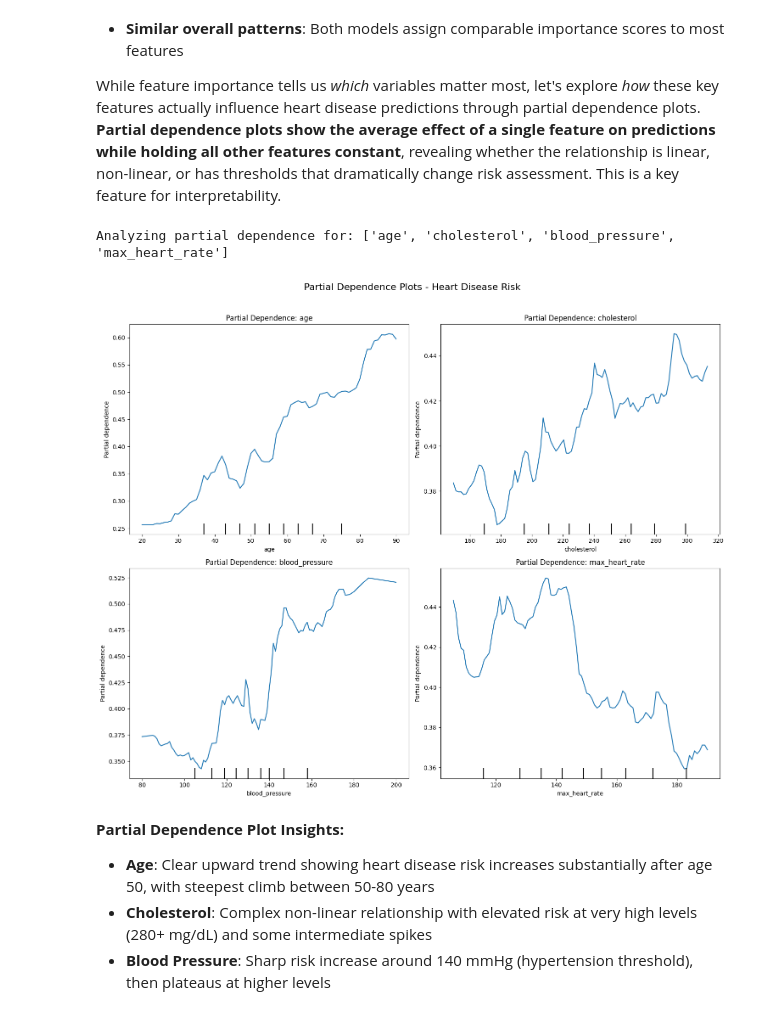
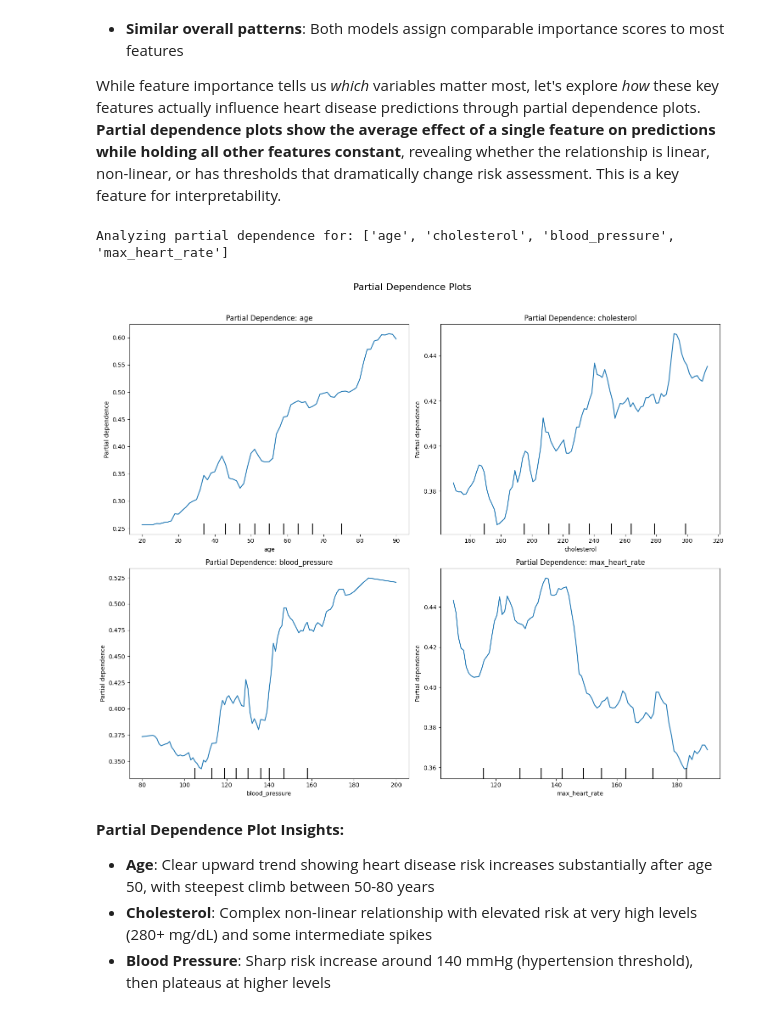
Before and after one commit to Jamoser123/PNR_Advanced_DataScience, a Jupyter notebook: 5_Decision_Trees_Random_Forest/HandsOn_Decision_Trees.ipynb, the cells around one changed output. Cells and saved outputs as stored; diff of their text form; code cells hidden in the pictures.

```diff
--- a/5_Decision_Trees_Random_Forest/HandsOn_Decision_Trees.ipynb
+++ b/5_Decision_Trees_Random_Forest/HandsOn_Decision_Trees.ipynb
@@ -364,29 +349,7 @@ print(f"  Out-of-bag score: {rf_detailed.oob_score_:.4f}")
 
 Now let's examine how the number of trees affects ensemble performance and whether more trees always lead to better predictions:
 # %%
-# Show how ensemble accuracy improves with more trees
-plt.figure(figsize=(10, 6))
-
-n_trees_range = range(1, 101, 5)
-ensemble_scores = []
-
-for n_trees in n_trees_range:
-    rf_temp = RandomForestClassifier(n_estimators=n_trees, random_state=42, n_jobs=-1)
-    rf_temp.fit(X_train, y_train)
-    ensemble_scores.append(rf_temp.score(X_test, y_test))
-    if n_trees == 1:
-        single_tree_accuracy = rf_temp.score(X_test, y_test)
-
-plt.plot(n_trees_range, ensemble_scores, 'b-', linewidth=2, marker='o', markersize=4)
-plt.xlabel('Number of Trees')
-plt.ylabel('Ensemble Accuracy')
-plt.title('Accuracy vs Number of Trees')
-plt.grid(True, alpha=0.3)
-plt.axhline(y=single_tree_accuracy, color='red', linestyle='--',
-            alpha=0.7, label=f'Single Tree: {single_tree_accuracy:.3f}')
-plt.legend()
-plt.tight_layout()
-plt.show()
+plot_random_forest_accuracy(X_train, y_train, X_test, y_test, max_trees=100)
 # %% [output]
 [figure]
 # %% [markdown]
@@ -447,29 +378,10 @@ Feature importance scores represent the relative contribution of each variable t
 
 While feature importance tells us *which* variables matter most, let's explore *how* these key features actually influence heart disease predictions through partial dependence plots. **Partial dependence plots show the average effect of a single feature on predictions while holding all other features constant**, revealing whether the relationship is linear, non-linear, or has thresholds that dramatically change risk assessment. This is a key feature for interpretability.
 # %%
-# Select top 4 most important features for PDP analysis
-top_features = feature_importance_rf.head(4)['feature'].tolist()
-print(f"Analyzing partial dependence for: {top_features}")
-
-# Create partial dependence plots
-fig, axes = plt.subplots(2, 2, figsize=(15, 12))
-axes = axes.ravel()
-
-for i, feature in enumerate(top_features):
-    # Calculate partial dependence
-    PartialDependenceDisplay.from_estimator(
-        rf_default, X_train, features=[feature],
-        ax=axes[i], kind='average'
-    )
-    axes[i].set_title(f'Partial Dependence: {feature}')
-    axes[i].set_ylabel('Heart Disease Probability')  # Change y-axis label
-
-plt.suptitle('Partial Dependence Plots - Heart Disease Risk', fontsize=16, y=1.02)
-plt.tight_layout()
-plt.show()
+plot_partial_dependence(X_train, rf, n_features=4)
 # %% [output]
 Analyzing partial dependence for: ['age', 'cholesterol', 'blood_pressure', 'max_heart_rate']
-[figure, old version]
+[figure, new version]
 # %% [markdown]
 **Partial Dependence Plot Insights:**
 
```
Also changed, not shown: parts of 29 cells of this notebook, 1 other file.
